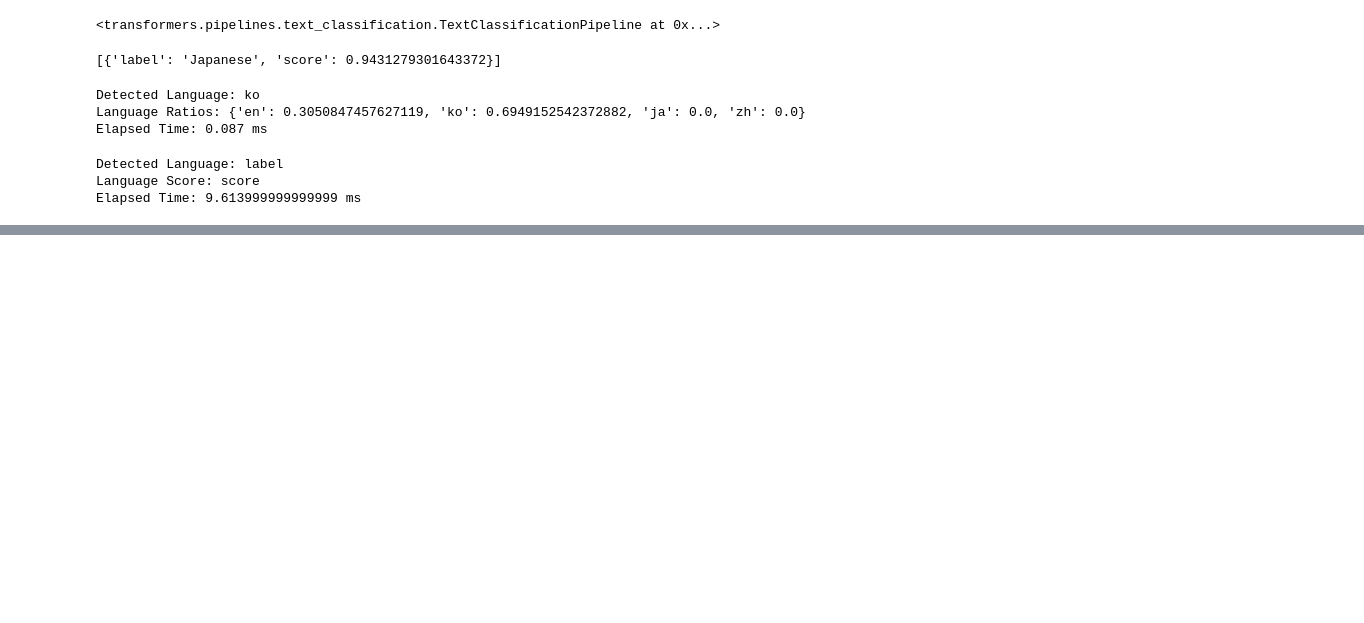
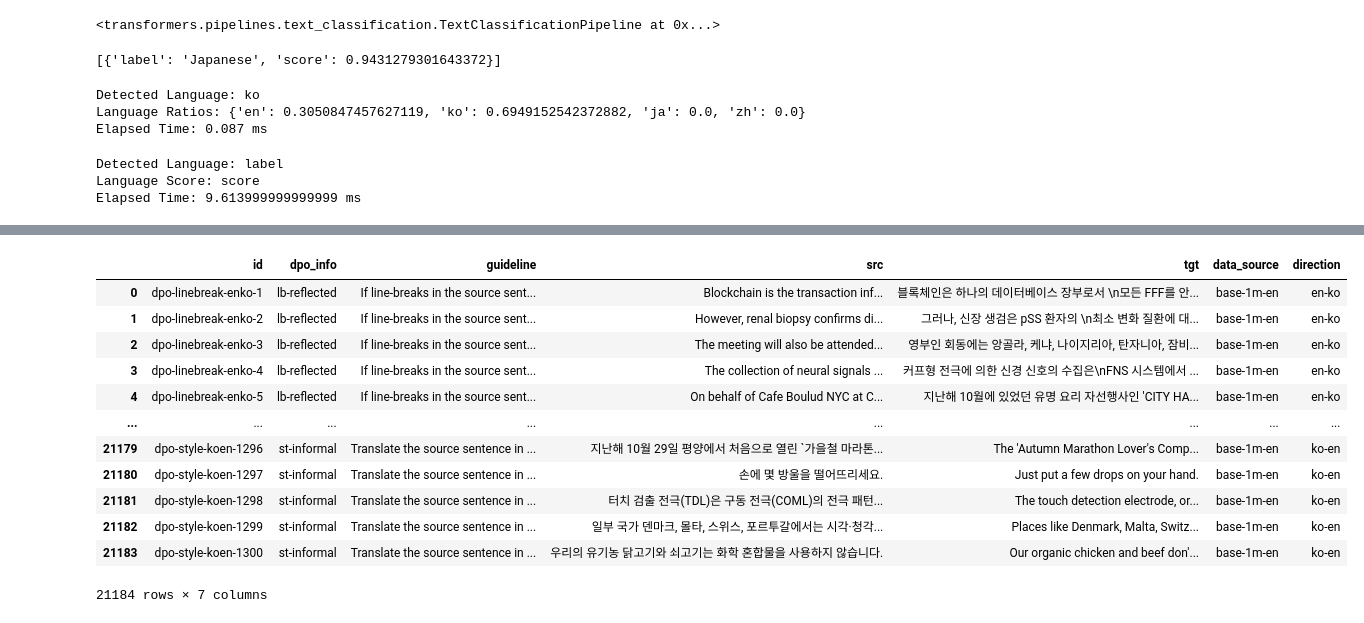
Before and after one commit to TrainToGPB/slm-mmt-exp, a Jupyter notebook: translation_datasets/dpo/gpt_dpo_data_selection.ipynb, the cells around one changed output, grey strips where cells are left out. Saved outputs shown, nothing was run; the diff lists cells and outputs as text; code cells hidden in the pictures; blank space fills up the shorter version.

```diff
--- a/translation_datasets/dpo/gpt_dpo_data_selection.ipynb
+++ b/translation_datasets/dpo/gpt_dpo_data_selection.ipynb
@@ -1753,0 +1809,3 @@ en ko en ko
+# %%
+df_dpo = pd.read_csv('./dpo_unpreprocessed.csv')
+df_dpo
@@ -1753,0 +1826,4 @@ en ko en ko
+# %%
+max_lb_idx = df_dpo['dpo_info'].str.startswith('lb').idxmin()
+df_dpo = df_dpo.iloc[max_lb_idx:].reset_index(drop=True)
+df_dpo
@@ -1753,0 +1844,3 @@ en ko en ko
+# %%
+df_dpo = pd.concat([df_lb_dpo, df_dpo], ignore_index=True).reset_index(drop=True)
+df_dpo
@@ -1753,0 +1914,3 @@ en ko en ko
+# %%
+dpo = pd.read_csv('./dpo_preprocessed.csv')
+dpo
@@ -1753,0 +1931,38 @@ en ko en ko
+# %%
+guidelines = []
+for idx, row in dpo.iterrows():
+    dpo_info = row['dpo_info']
+    if dpo_info.startswith('lb'):
+        if dpo_info.endswith('reflected'):
+            guideline = "If line-breaks in the source sentence, REFLECT the same line-breaks making the target sentence with the equivalent line-breaks."
+        elif dpo_info.endswith('ignored'):
+            guideline = "If line-breaks in the source sentence, IGNORE the line-breaks making the target sentence in a single line."
+    elif dpo_info.startswith('pn'):
+        if dpo_info.endswith('maintained'):
+            guideline = "If proper nouns in the source sentence, DO NOT translate them in the target sentence, leaving them in the source language."
+        elif dpo_info.endswith('translated'):
+            guideline = "If proper nouns in the source sentence, MUST translate them in the target sentence, with equivalent proper nouns in the target language."
+    elif dpo_info.startswith('st'):
+        if dpo_info.endswith('informal'):
+            guideline = "Translate the source sentence in an INFORMAL and COLLOQUIAL style to the target sentence."
+        else:
+            guideline = "Translate the source sentence in a FORMAL and WRITTEN style to the target sentence."
+
+    guidelines.append(guideline)
+
+dpo['guideline'] = guidelines
+dpo
+# %% [output]
+|  | id | dpo_info | guideline | src | tgt | data_source | direction |
+| 0 | dpo-linebreak-enko-1 | lb-reflected | If line-breaks in the source sent... | Blockchain is the transaction inf... | 블록체인은 하나의 데이터베이스 장부로서 \n모든 FFF를 안... | base-1m-en | en-ko |
+| 1 | dpo-linebreak-enko-2 | lb-reflected | If line-breaks in the source sent... | However, renal biopsy confirms di... | 그러나, 신장 생검은 pSS 환자의 \n최소 변화 질환에 대... | base-1m-en | en-ko |
+| 2 | dpo-linebreak-enko-3 | lb-reflected | If line-breaks in the source sent... | The meeting will also be attended... | 영부인 회동에는 앙골라, 케냐, 나이지리아, 탄자니아, 잠비... | base-1m-en | en-ko |
+| 3 | dpo-linebreak-enko-4 | lb-reflected | If line-breaks in the source sent... | The collection of neural signals ... | 커프형 전극에 의한 신경 신호의 수집은\nFNS 시스템에서 ... | base-1m-en | en-ko |
+| 4 | dpo-linebreak-enko-5 | lb-reflected | If line-breaks in the source sent... | On behalf of Cafe Boulud NYC at C... | 지난해 10월에 있었던 유명 요리 자선행사인 'CITY HA... | base-1m-en | en-ko |
+| ... | ... | ... | ... | ... | ... | ... | ... |
+| 21179 | dpo-style-koen-1296 | st-informal | Translate the source sentence in ... | 지난해 10월 29일 평양에서 처음으로 열린 `가을철 마라톤... | The 'Autumn Marathon Lover's Comp... | base-1m-en | ko-en |
+| 21180 | dpo-style-koen-1297 | st-informal | Translate the source sentence in ... | 손에 몇 방울을 떨어뜨리세요. | Just put a few drops on your hand. | base-1m-en | ko-en |
+| 21181 | dpo-style-koen-1298 | st-informal | Translate the source sentence in ... | 터치 검출 전극(TDL)은 구동 전극(COML)의 전극 패턴... | The touch detection electrode, or... | base-1m-en | ko-en |
+| 21182 | dpo-style-koen-1299 | st-informal | Translate the source sentence in ... | 일부 국가 덴마크, 몰타, 스위스, 포르투갈에서는 시각·청각... | Places like Denmark, Malta, Switz... | base-1m-en | ko-en |
+| 21183 | dpo-style-koen-1300 | st-informal | Translate the source sentence in ... | 우리의 유기농 닭고기와 쇠고기는 화학 혼합물을 사용하지 않습니다. | Our organic chicken and beef don'... | base-1m-en | ko-en |
+21184 rows × 7 columns
```
Also changed, not shown: parts of 19 cells of this notebook, 7 other files.
